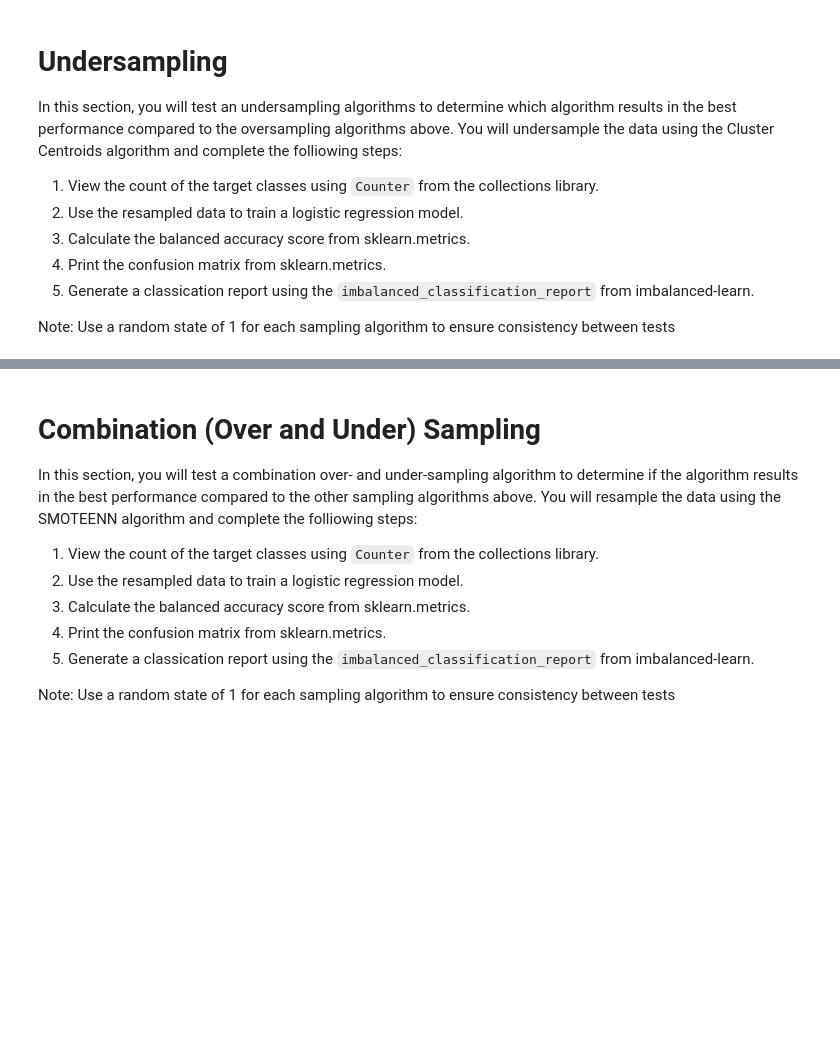
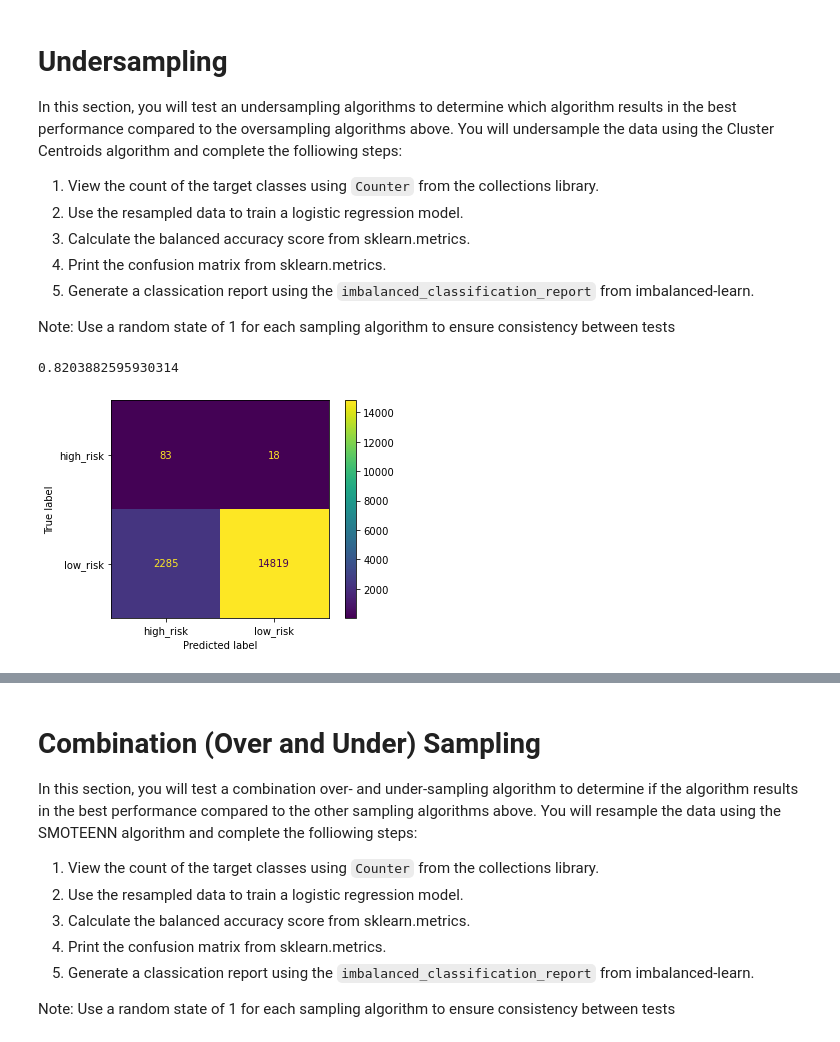
Before and after one commit to DennisPSmith5676/Credit_Risk_Analysis, a Jupyter notebook: credit_risk_resampling.ipynb, the cells around one changed output, grey strips where cells are left out. Drawn from its saved outputs; the diff is of its cells as text; code cells hidden in the pictures; blank space fills up the shorter version.

```diff
--- a/credit_risk_resampling.ipynb
+++ b/credit_risk_resampling.ipynb
@@ -483,15 +680,32 @@ Note: Use a random state of 1 for each sampling algorithm to ensure consistency
 # %%
 # Resample the data using the ClusterCentroids resampler
 # Warning: This is a large dataset, and this step may take some time to complete
-# YOUR CODE HERE
+cc = ClusterCentroids(random_state=1)
+X_resampled, y_resampled = cc.fit_resample(x_train, y_train)
 # %%
 # Train the Logistic Regression model using the resampled data
-# YOUR CODE HERE
+# model
+clf = LogisticRegression(solver='lbfgs', random_state=1)
+# fit
+clf.fit(X_resampled, y_resampled)
+# predict
+y_pred = clf.predict(X_test)
 # %%
 # Calculated the balanced accuracy score
-# YOUR CODE HERE
+balanced_accuracy_score(y_test, y_pred)
+# %% [output]
+0.8203882595930314
 # %%
 # Display the confusion matrix
-# YOUR CODE HERE
+cm = confusion_matrix(y_test, y_pred, labels=clf.classes_)
+# %%
+disp = ConfusionMatrixDisplay(confusion_matrix=cm, display_labels= clf.classes_)
+disp.plot()
+
+#save the image
+plt.savefig("./Images/ClusterCentroids_confusion_matrix.png")
+plt.show()
+# %% [output]
+[figure, added]
 # %%
 # Print the imbalanced classification report
```
Also changed, not shown: parts of 45 cells of this notebook, 14 other files.
